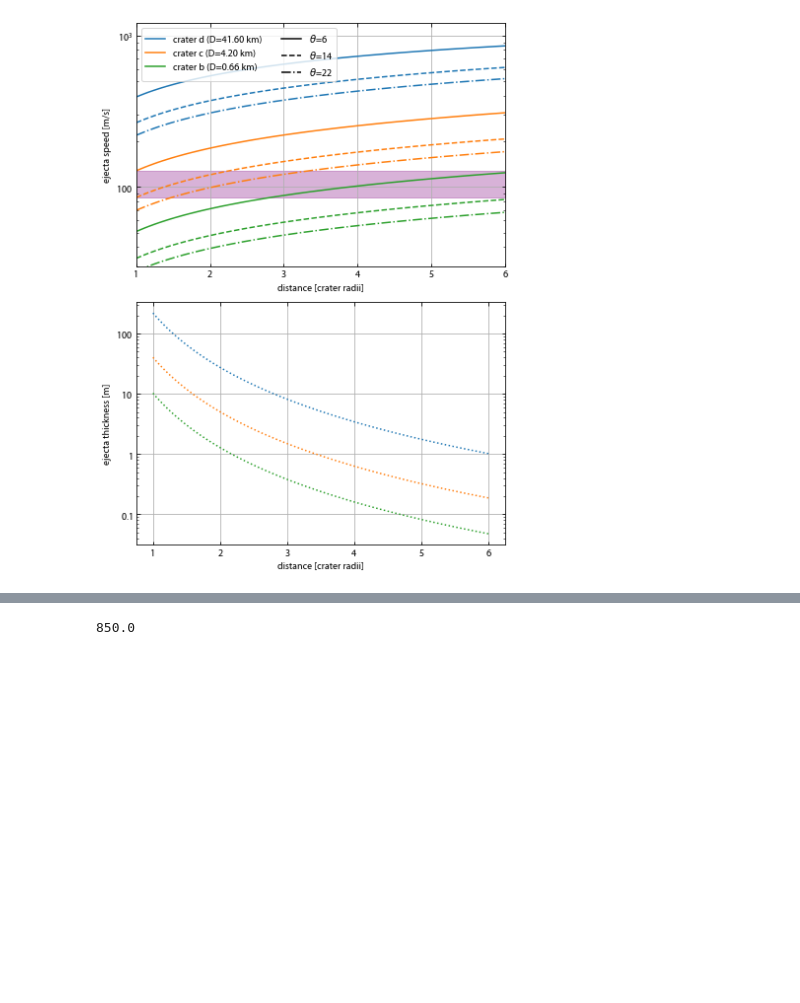
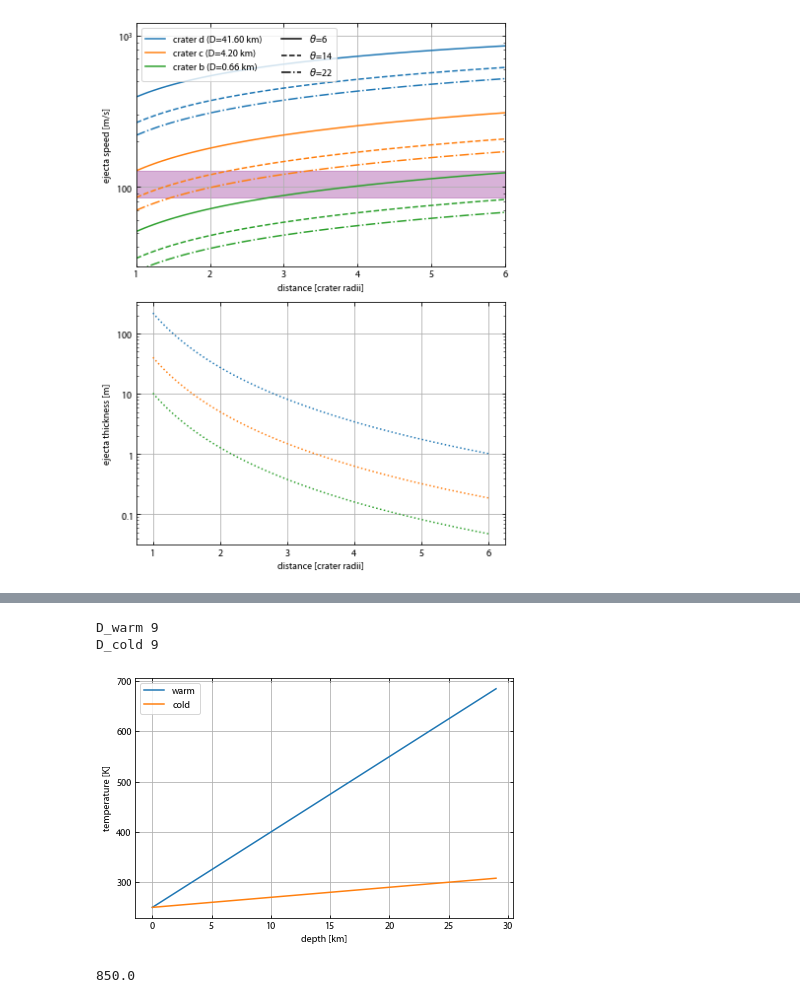
Before and after one commit to cjtu/moonpies, a Jupyter notebook: notebooks/ballistic_kinetic_energy.ipynb, the cells around one changed output, grey strips where cells are left out. Cells and saved outputs as stored; diff of their text form; code cells hidden in the pictures; blank space fills up the shorter version.

Commit message:
Updates to ballistic bsed temperatures

```diff
--- a/notebooks/ballistic_kinetic_energy.ipynb
+++ b/notebooks/ballistic_kinetic_energy.ipynb
@@ -208,3 +206,23 @@ plt.plot(dist, v)
+# %%
+cfg_warm = default_config.Cfg(temp_depth_profile = 'warm')
+cfg_cold = default_config.Cfg(temp_depth_profile = 'cold')
+depth = np.arange(0, 30)
+t_warm = mp.temp_at_depth(depth*1000, cfg_warm)
+t_cold = mp.temp_at_depth(depth*1000, cfg_cold)
+
+plt.plot(depth, t_warm, label='warm')
+plt.plot(depth, t_cold, label='cold')
+plt.legend()
+plt.xlabel('depth [km]')
+plt.ylabel('temperature [K]')
+
+print('D_warm', depth[np.argmin(np.abs(t_warm - 390))])
+print('D_cold', depth[np.argmin(np.abs(t_cold - 268))])
+plt.show()
+# %% [output]
+D_warm 9
+D_cold 9
+[figure, added]
 # %%
 fig, ax = plt.subplots(figsize=(5, 5))
 d_imb = 769 # [km]
```
Also changed, not shown: parts of 2 cells of this notebook, 2 other files.
